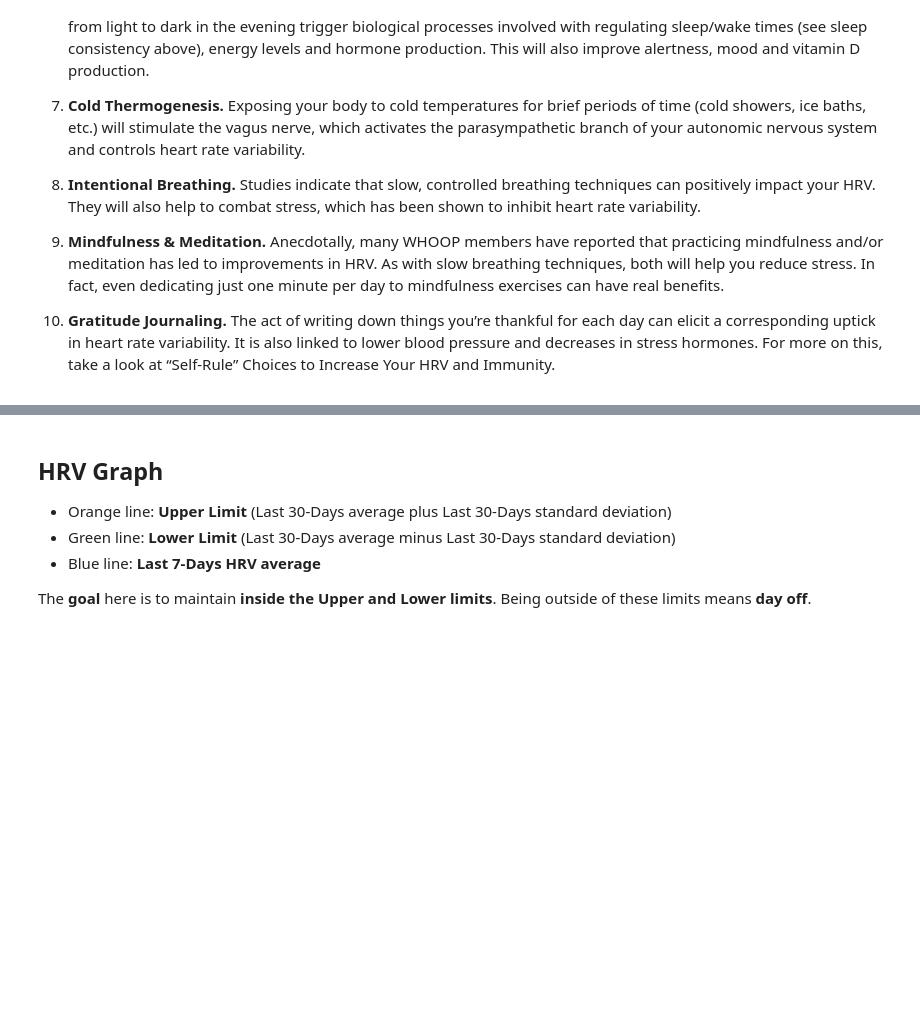
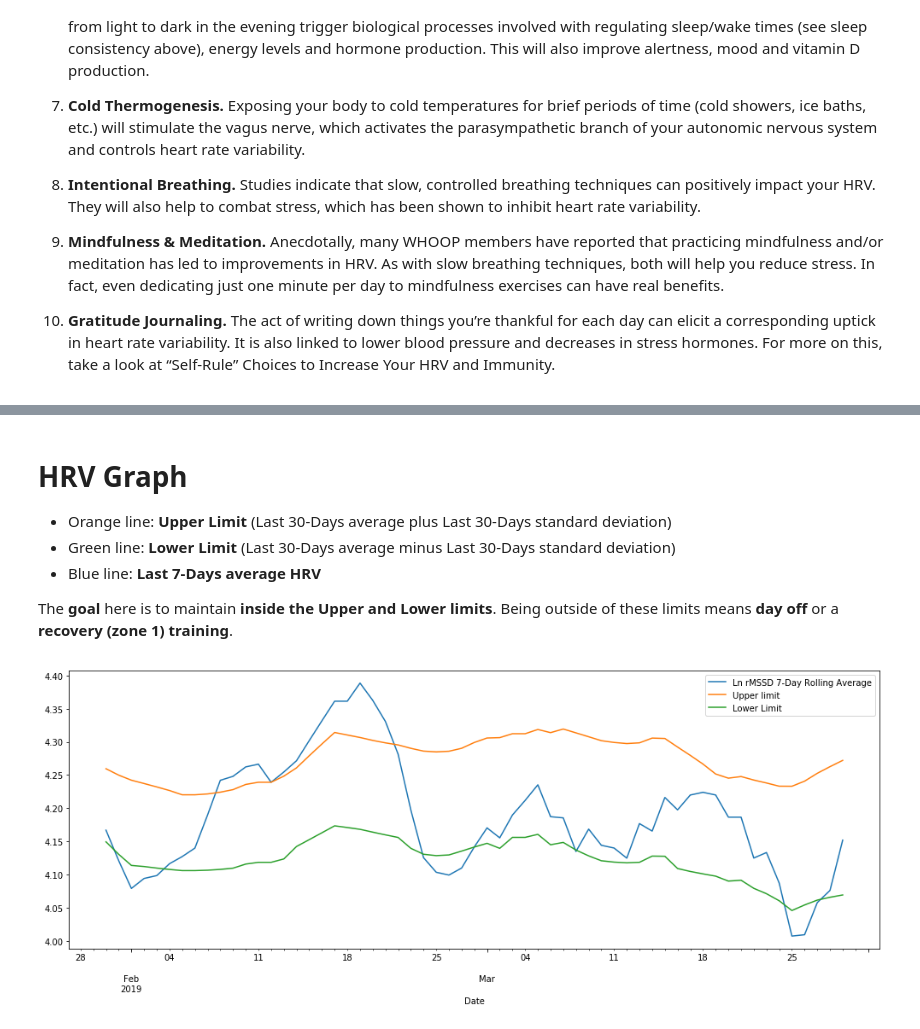
Before and after one commit to albertoivo/garmin-parser, a Jupyter notebook: hrv/HRV.ipynb, the cells around one changed output, grey strips where cells are left out. Drawn from its saved outputs; the diff is of its cells as text; code cells hidden in the pictures; blank space fills up the shorter version.

```diff
--- a/hrv/HRV.ipynb
+++ b/hrv/HRV.ipynb
@@ -41,4 +65,3 @@ import matplotlib.pyplot as plt
 # %%
 df = pd.read_excel('./HRV_teste.xlsx', index_col=0)
-df.dropna(inplace=True)
 # %% [markdown]
@@ -52,10 +111,13 @@ df['Reading'].describe()
 # %% [markdown]
-## HRV Graph
+# HRV Graph
 
 - Orange line: **Upper Limit** (Last 30-Days average plus Last 30-Days standard deviation)
 - Green line: **Lower Limit** (Last 30-Days average minus Last 30-Days standard deviation)
-- Blue line: **Last 7-Days HRV average**
+- Blue line: **Last 7-Days average HRV**
 
-The **goal** here is to maintain **inside the Upper and Lower limits**. Being outside of these limits means **day off**.
+The **goal** here is to maintain **inside the Upper and Lower limits**. Being outside of these limits means **day off** or a **recovery (zone 1) training**.
 # %%
-df[['Ln rMSSD 7-Day Rolling Average', 'Upper limit', 'Lower Limit']].plot(figsize=(17,6));
+graph = df.dropna()
+graph[['Ln rMSSD 7-Day Rolling Average', 'Upper limit', 'Lower Limit']].plot(figsize=(17,6));
+# %% [output]
+[figure, added]
```
Also changed, not shown: parts of 14 cells of this notebook.
